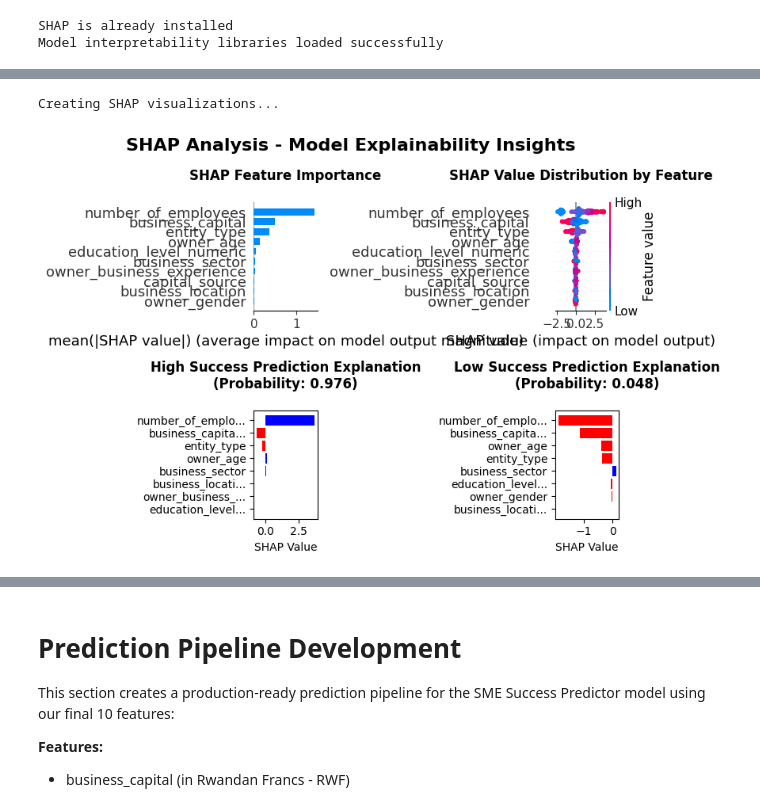
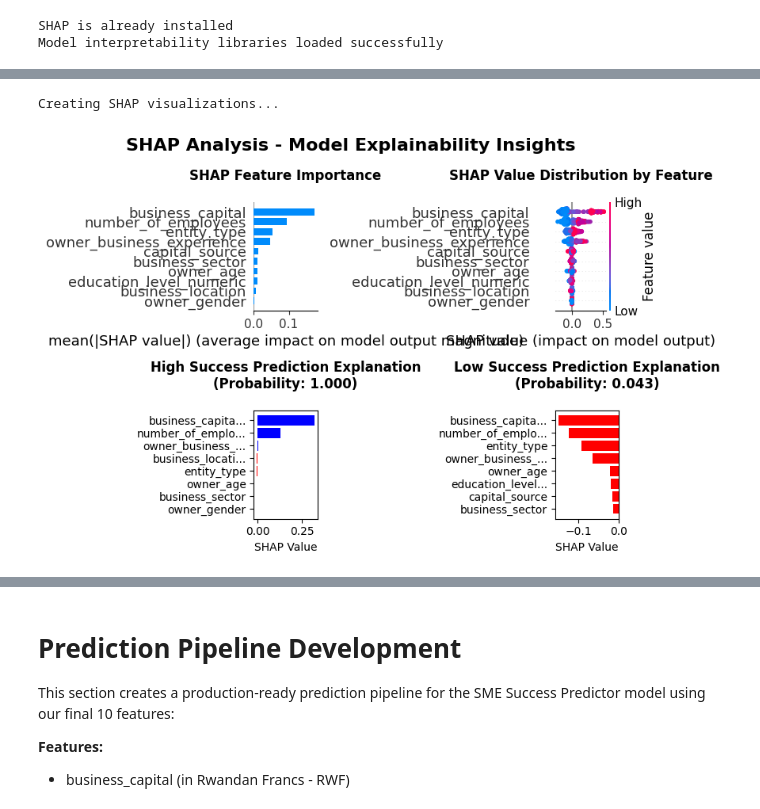
Before and after one commit to Bfestus/SMEs_predictor_final, a Jupyter notebook: notebooks/sme_analysis.ipynb, the cells around one changed output, grey strips where cells are left out. Saved outputs shown, nothing was run; the diff lists cells and outputs as text; code cells hidden in the pictures.

```diff
--- a/notebooks/sme_analysis.ipynb
+++ b/notebooks/sme_analysis.ipynb
@@ -37,7 +37,7 @@ print(" Ready to analyze SME data for Rwanda")
  Ready to analyze SME data for Rwanda
 # %%
 # Configuration and Constants
-DATA_PATH = '../data/sme_best.csv'
+DATA_PATH = '../data/sme_best_enhanced.csv'
 
 # Business sectors in Rwanda (simplified grouping)
 BUSINESS_SECTORS = {
@@ -4818,6 +5140,15 @@ High correlation indicates consistent feature importance across methods
 # %%
 # SHAP Visualizations
+import matplotlib.pyplot as plt
+import numpy as np
+
 print("Creating SHAP visualizations...")
+
+# Get feature names
+feature_names = X_test.columns.tolist()
+
+# Create DataFrame from numpy array for SHAP plotting
+X_test_sample_df = pd.DataFrame(X_test_sample, columns=feature_names)
 
 # Create figure with SHAP plots
 fig, axes = plt.subplots(2, 2, figsize=(20, 16))
@@ -4825,12 +5156,12 @@ fig.suptitle('SHAP Analysis - Model Explainability Insights', fontsize=16, fontw
 
 # 1. SHAP Summary Plot (Feature Importance)
 plt.subplot(2, 2, 1)
-shap.summary_plot(shap_values, X_test_sample, plot_type="bar", show=False, max_display=10)
+shap.summary_plot(shap_values_class1, X_test_sample_df, plot_type="bar", show=False, max_display=10)
 plt.title('SHAP Feature Importance', fontweight='bold', pad=20)
 
 # 2. SHAP Summary Plot (Impact Distribution)
 plt.subplot(2, 2, 2)
-shap.summary_plot(shap_values, X_test_sample, show=False, max_display=10)
+shap.summary_plot(shap_values_class1, X_test_sample_df, show=False, max_display=10)
 plt.title('SHAP Value Distribution by Feature', fontweight='bold', pad=20)
 
 # 3. SHAP Force Plot for High Success Prediction
@@ -4841,39 +5172,78 @@ high_success_idx = np.argmax(y_proba_sample)
 high_success_prob = y_proba_sample[high_success_idx]
 
 # Create a bar plot for feature contributions
-high_shap_contributions = shap_values[high_success_idx]
-feature_names_short = [name[:15] + '...' if len(name) > 15 else name for name in X_test_sample.columns]
+high_shap_contributions = shap_values_class1[high_success_idx]
+feature_names_short = [name[:15] + '...' if len(name) > 15 else name for name in feature_names]
 sorted_indices = np.argsort(np.abs(high_shap_contributions))[-8:]
 colors = ['red' if x < 0 else 'blue' for x in high_shap_contributions[sorted_indices]]
 plt.barh(range(len(sorted_indices)), high_shap_contributions[sorted_indices], color=colors)
 plt.yticks(range(len(sorted_indices)), [feature_names_short[i] for i in sorted_indices])
 plt.xlabel('SHAP Value')
 plt.title(f'High Success Prediction Explanation\n(Probability: {high_success_prob:.3f})',
           fontweight='bold', pad=20)
 
 # 4. SHAP Force Plot for Low Success Prediction
 plt.subplot(2, 2, 4)
 low_success_idx = np.argmin(y_proba_sample)
 low_success_prob = y_proba_sample[low_success_idx]
 
 # Create a bar plot for feature contributions
-low_shap_contributions = shap_values[low_success_idx]
+low_shap_contributions = shap_values_class1[low_success_idx]
 sorted_indices = np.argsort(np.abs(low_shap_contributions))[-8:]
 colors = ['red' if x < 0 else 'blue' for x in low_shap_contributions[sorted_indices]]
 plt.barh(range(len(sorted_indices)), low_shap_contributions[sorted_indices], color=colors)
 plt.yticks(range(len(sorted_indices)), [feature_names_short[i] for i in sorted_indices])
 plt.xlabel('SHAP Value')
 plt.title(f'Low Success Prediction Explanation\n(Probability: {low_success_prob:.3f})',
           fontweight='bold', pad=20)
 
 plt.tight_layout()
 plt.show()
 
-print(f"\nSHAP Analysis Summary:")
-print(f"- Expected model output (baseline): {explainer.expected_value:.3f}")
-print(f"- High success case probability: {high_success_prob:.3f}")
-print(f"- Low success case probability: {low_success_prob:.3f}")
-print(f"- SHAP values explain individual predictions relative to baseline")
+print(f"\n📊 SHAP Analysis Summary:")
+print("=" * 40)
+# Handle expected value which might be an array
+expected_val = explainer.expected_value
+if isinstance(expected_val, np.ndarray):
+    if len(expected_val) > 1:
+        expected_val = expected_val[1]  # Use class 1 expected value
+    else:
+        expected_val = expected_val[0]
+print(f"📈 Expected model output (baseline): {expected_val:.3f}")
+print(f"🔝 High success case probability: {high_success_prob:.3f}")
+print(f"🔻 Low success case probability: {low_success_prob:.3f}")
+print(f"💡 SHAP values explain individual predictions relative to baseline")
+
+# Additional insights
+print(f"\n🎯 KEY INSIGHTS:")
+print("=" * 40)
+print("🔴 Red bars: Features that reduce success probability")
+print("🔵 Blue bars: Features that increase success probability")
+print("📏 Bar length: Magnitude of feature impact")
+print("⚖️  All SHAP values sum to: (prediction - baseline)")
+
+# Feature analysis from the plots
+print(f"\n🏆 TOP SUCCESS DRIVERS (from high success case):")
+print("=" * 50)
+top_positive_features = sorted_indices[high_shap_contributions[sorted_indices] > 0]
+if len(top_positive_features) > 0:
+    for i, feat_idx in enumerate(top_positive_features[-3:]):  # Top 3
+        feat_name = feature_names[feat_idx]
+        shap_val = high_shap_contributions[feat_idx]
+        print(f"   {i+1}. {feat_name}: +{shap_val:.3f}")
+
+print(f"\n⚠️  TOP SUCCESS BARRIERS (from low success case):")
+print("=" * 50)
+low_sorted_indices = np.argsort(np.abs(low_shap_contributions))[-8:]
+top_negative_features = low_sorted_indices[low_shap_contributions[low_sorted_indices] < 0]
+if len(top_negative_features) > 0:
+    for i, feat_idx in enumerate(top_negative_features[-3:]):  # Top 3
+        feat_name = feature_names[feat_idx]
+        shap_val = low_shap_contributions[feat_idx]
+        print(f"   {i+1}. {feat_name}: {shap_val:.3f}")
+
+print(f"\n✅ SHAP Visualizations completed successfully!")
+print("=" * 60)
 # %% [output]
 Creating SHAP visualizations...
-[figure, old version]
+[figure, new version]
```
Also changed, not shown: parts of 71 cells of this notebook, 14 other files.
